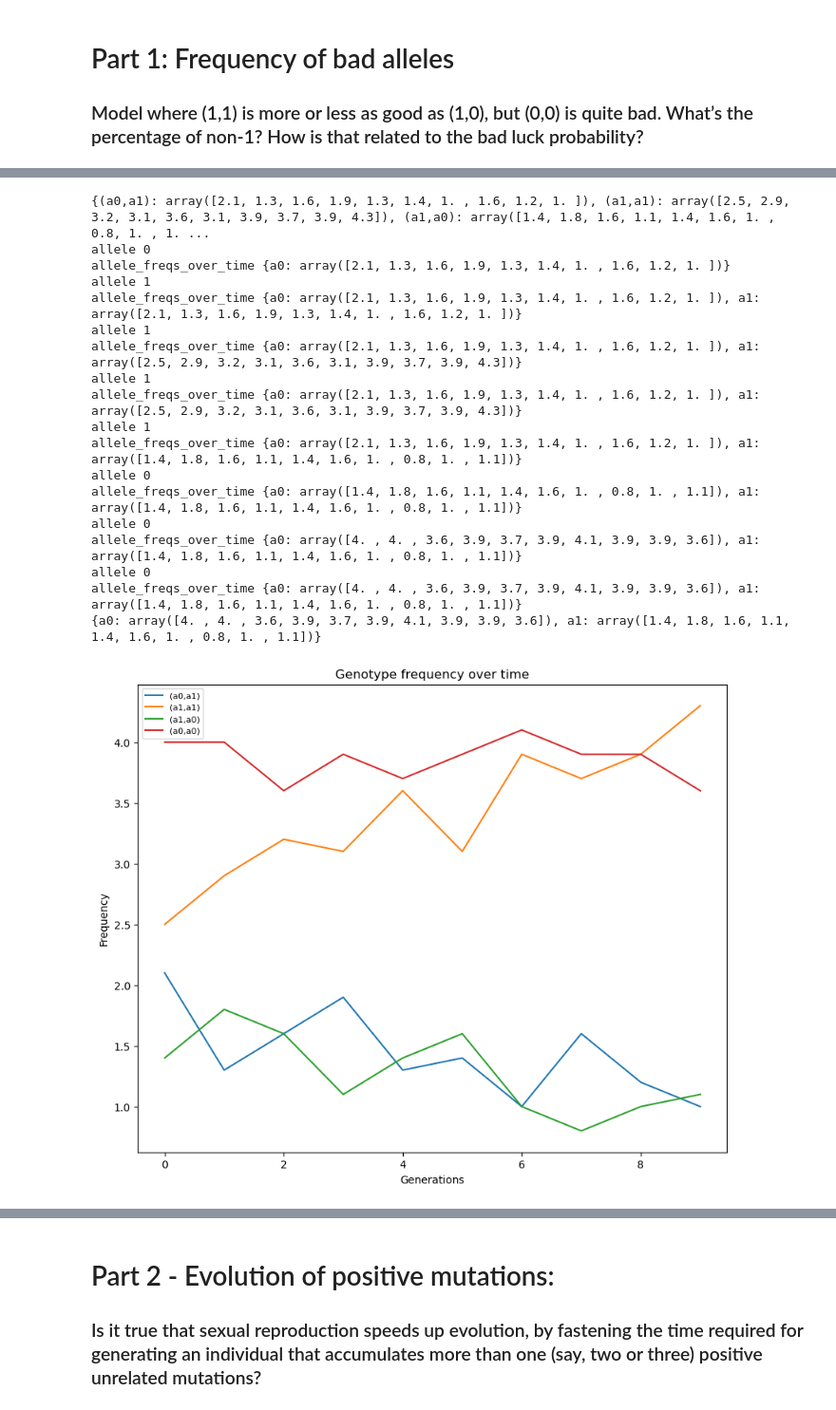
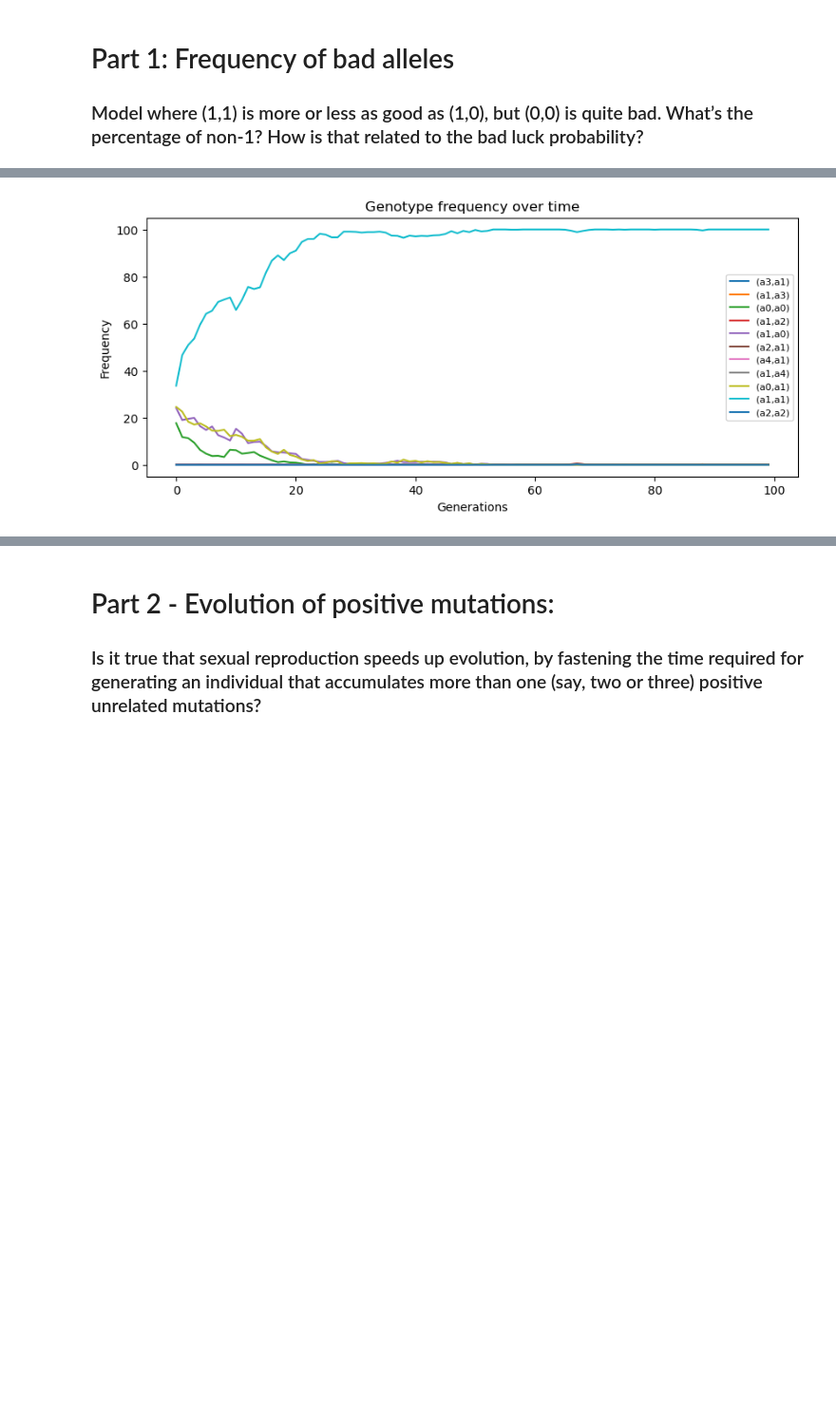
Before and after one commit to roboticapples14/computational_ecology, a Jupyter notebook: natural_selection/Natalie_Valett_Assignment_4.ipynb, the cells around one changed output, grey strips where cells are left out. Shown at 95% size. Saved outputs shown, nothing was run; the diff lists cells and outputs as text; code cells hidden in the pictures; blank space fills up the shorter version.

```diff
--- a/natural_selection/Natalie_Valett_Assignment_4.ipynb
+++ b/natural_selection/Natalie_Valett_Assignment_4.ipynb
@@ -23,7 +23,7 @@ class Individual(object):
             for allele in range(len(genes[gene])):
                 # maybe mutate
                 if random.random() < mu:
-                    genes[gene][allele] = highest_allele
+                    genes[gene][allele] = round(random.random() * highest_allele)
 
         gene1, gene2 = genes
         sex = 'f' if random.random() < sex_ratio else 'm'
@@ -34,9 +34,8 @@ class Individual(object):
         genes = [a[random.randint(0, 1)] for a in self.chromosomes]
         for gene in range(len(genes)):
             if random.random() < mu:
-                highest_allele += 1 * round(random.random())
-                genes[gene] = highest_allele
-        return genes, highest_allele
+                genes[gene] = round(random.random() * highest_allele)
+        return genes
 
     def __eq__(self, other):
         """Checks for genetic equality."""
@@ -371,51 +397,30 @@ def run_simulation(num_genes=1, mu=0, pop_size = 100, generations=1000, simulati
 # %%
-# anything with 1 is good
-# FINDINGS: When one homogenous gene is particularly bad in comparison to all other genes, gene converges towards the other homogenous gene (the 0 allele dies out)
+'''
+Same as above: anything with allele a1 is relatively good, but we have bad luck of 0.7 (70% random death)
+------------------------------------------------------------
+FINDINGS: Bad luck increases the rate with which converges to homozygote 'good' allele
+'''
 
+bad_luck = 0.7
 unfitness_dict = {
     Genotype(0, (0,0)): 0.2,  # 00 quite bad
     Genotype(0, (1,0)): 0.1,  # 10 not bad
     Genotype(0, (0,1)): 0.1,  # 01 not bad
     Genotype(0, (1,1)): 0.1,  # 11 not bad
 }
 
 for i in range(10):
     for j in range(10):
         g = Genotype(0, (i,j))
         if j == 1 or i == 1:
             unfitness_dict[g] = 0.1
         else:
             unfitness_dict[g] = 0.2
 
-special_line_styles={
-    '(1, 1)': '--',
-    }
-
-gene_freqs_over_time = run_simulation(num_genes=1, mu=0.0001, pop_size=10, generations=10, simulations=10, unfitness_dict=unfitness_dict, ick_dict={}, mating=Population.selective_random_mating, special_line_styles=special_line_styles)
-
-print(gene_freqs_over_time)
-
+# calculate genotype frequency
+gene_freqs_over_time = run_simulation(num_genes=1, mu=0.0001, pop_size=100, generations=100, simulations=10, bad_luck=bad_luck, unfitness_dict=unfitness_dict, ick_dict={}, mating=Population.selective_random_mating, figsize=(10,4))
+# calculate allele frequency
 allele_freq_over_time = get_allele_freq_over_time(gene_freqs_over_time)
-plot_freqs_over_time(allele_freq_over_time, fontsize='10', figsize=(10,8), title='Allele frequency over time')
-
-print(allele_freq_over_time)
+plot_freqs_over_time(allele_freq_over_time, fontsize='10', figsize=(10,4), title='Allele frequency over time')
 # %% [output]
-{(a0,a1): array([2.1, 1.3, 1.6, 1.9, 1.3, 1.4, 1. , 1.6, 1.2, 1. ]), (a1,a1): array([2.5, 2.9, 3.2, 3.1, 3.6, 3.1, 3.9, 3.7, 3.9, 4.3]), (a1,a0): array([1.4, 1.8, 1.6, 1.1, 1.4, 1.6, 1. , 0.8, 1. , 1. ...
-allele 0
-allele_freqs_over_time {a0: array([2.1, 1.3, 1.6, 1.9, 1.3, 1.4, 1. , 1.6, 1.2, 1. ])}
-allele 1
-allele_freqs_over_time {a0: array([2.1, 1.3, 1.6, 1.9, 1.3, 1.4, 1. , 1.6, 1.2, 1. ]), a1: array([2.1, 1.3, 1.6, 1.9, 1.3, 1.4, 1. , 1.6, 1.2, 1. ])}
-allele 1
-allele_freqs_over_time {a0: array([2.1, 1.3, 1.6, 1.9, 1.3, 1.4, 1. , 1.6, 1.2, 1. ]), a1: array([2.5, 2.9, 3.2, 3.1, 3.6, 3.1, 3.9, 3.7, 3.9, 4.3])}
-allele 1
-allele_freqs_over_time {a0: array([2.1, 1.3, 1.6, 1.9, 1.3, 1.4, 1. , 1.6, 1.2, 1. ]), a1: array([2.5, 2.9, 3.2, 3.1, 3.6, 3.1, 3.9, 3.7, 3.9, 4.3])}
-allele 1
-allele_freqs_over_time {a0: array([2.1, 1.3, 1.6, 1.9, 1.3, 1.4, 1. , 1.6, 1.2, 1. ]), a1: array([1.4, 1.8, 1.6, 1.1, 1.4, 1.6, 1. , 0.8, 1. , 1.1])}
-allele 0
-allele_freqs_over_time {a0: array([1.4, 1.8, 1.6, 1.1, 1.4, 1.6, 1. , 0.8, 1. , 1.1]), a1: array([1.4, 1.8, 1.6, 1.1, 1.4, 1.6, 1. , 0.8, 1. , 1.1])}
-allele 0
-allele_freqs_over_time {a0: array([4. , 4. , 3.6, 3.9, 3.7, 3.9, 4.1, 3.9, 3.9, 3.6]), a1: array([1.4, 1.8, 1.6, 1.1, 1.4, 1.6, 1. , 0.8, 1. , 1.1])}
-allele 0
-allele_freqs_over_time {a0: array([4. , 4. , 3.6, 3.9, 3.7, 3.9, 4.1, 3.9, 3.9, 3.6]), a1: array([1.4, 1.8, 1.6, 1.1, 1.4, 1.6, 1. , 0.8, 1. , 1.1])}
-{a0: array([4. , 4. , 3.6, 3.9, 3.7, 3.9, 4.1, 3.9, 3.9, 3.6]), a1: array([1.4, 1.8, 1.6, 1.1, 1.4, 1.6, 1. , 0.8, 1. , 1.1])}
-[figure, old version]
+[figure, new version]
```
Also changed, not shown: parts of 8 cells of this notebook.
